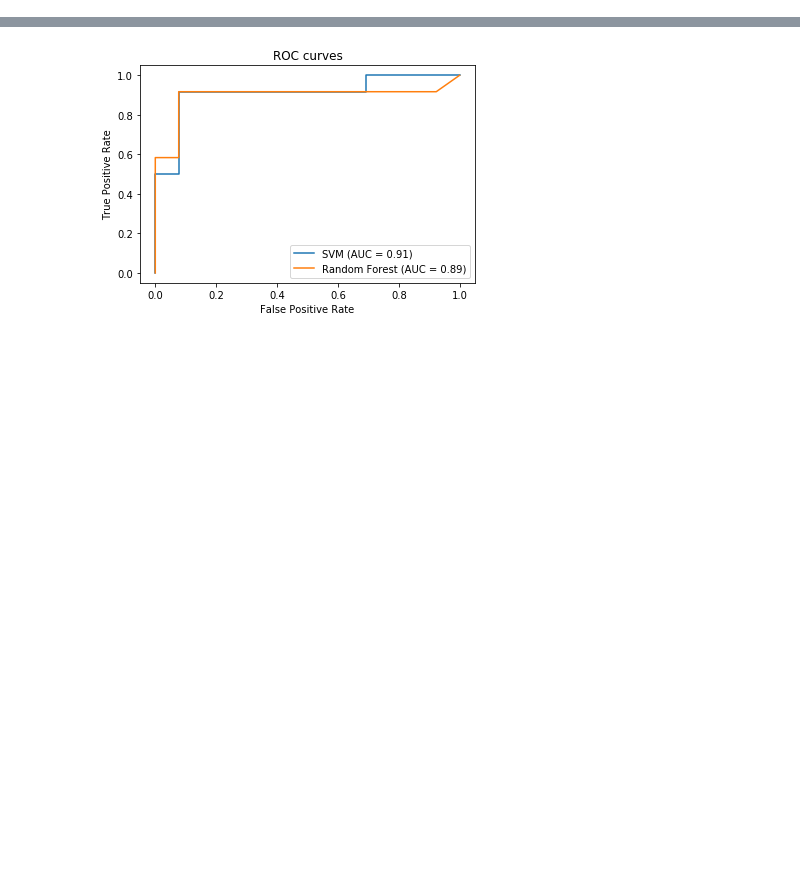
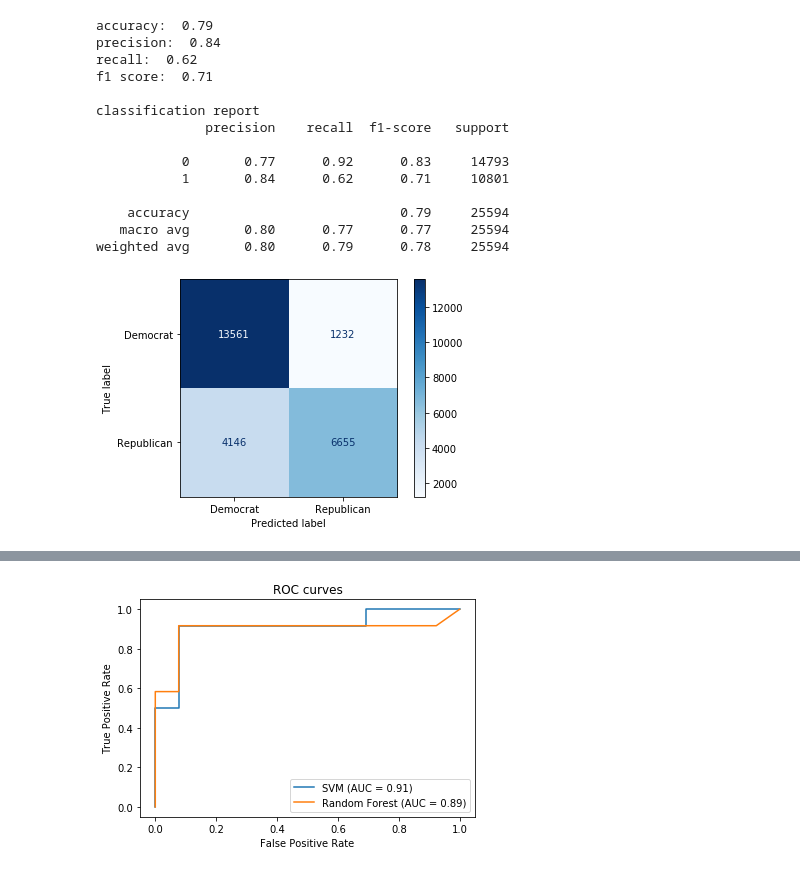
Before and after one commit to darshanajaint/data_mining_project, a Jupyter notebook: Model_Evaluation.ipynb, the cells around one changed output, grey strips where cells are left out. Drawn from its saved outputs; the diff is of its cells as text; code cells hidden in the pictures; blank space fills up the shorter version.

```diff
--- a/Model_Evaluation.ipynb
+++ b/Model_Evaluation.ipynb
@@ -30,0 +98,3 @@ def get_stats(y_test, y_pred):
+# %%
+get_stats(rfc_model, y_test, "rfc_confusion_matrix.png")
+# %% [output]
@@ -30,0 +104,15 @@ def get_stats(y_test, y_pred):
+accuracy:  0.79
+precision:  0.84
+recall:  0.62
+f1 score:  0.71
+
+classification report
+              precision    recall  f1-score   support
+
+           0       0.77      0.92      0.83     14793
+           1       0.84      0.62      0.71     10801
+
+    accuracy                           0.79     25594
+   macro avg       0.80      0.77      0.77     25594
+weighted avg       0.80      0.79      0.78     25594
+[figure, added]
```
Also changed, not shown: parts of 22 cells of this notebook.
